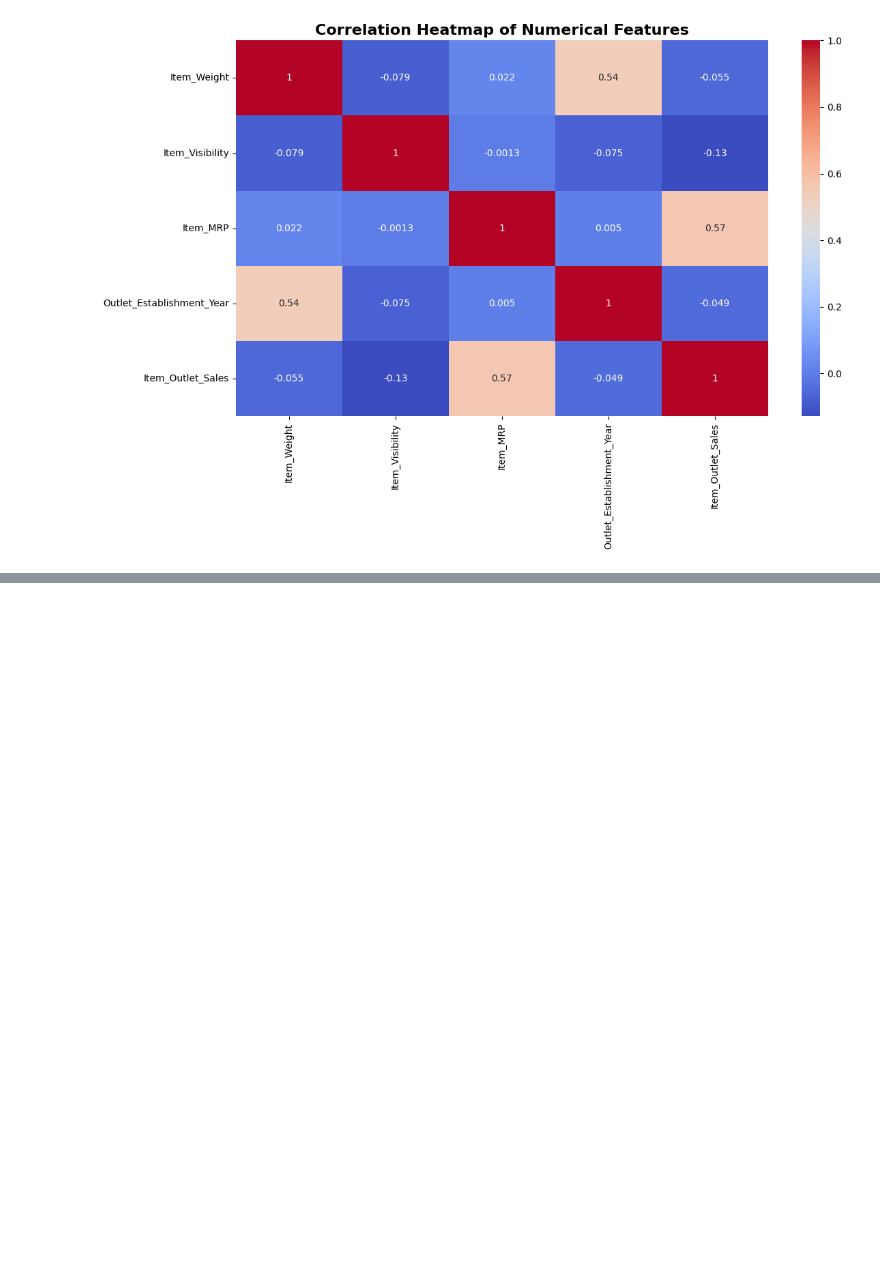
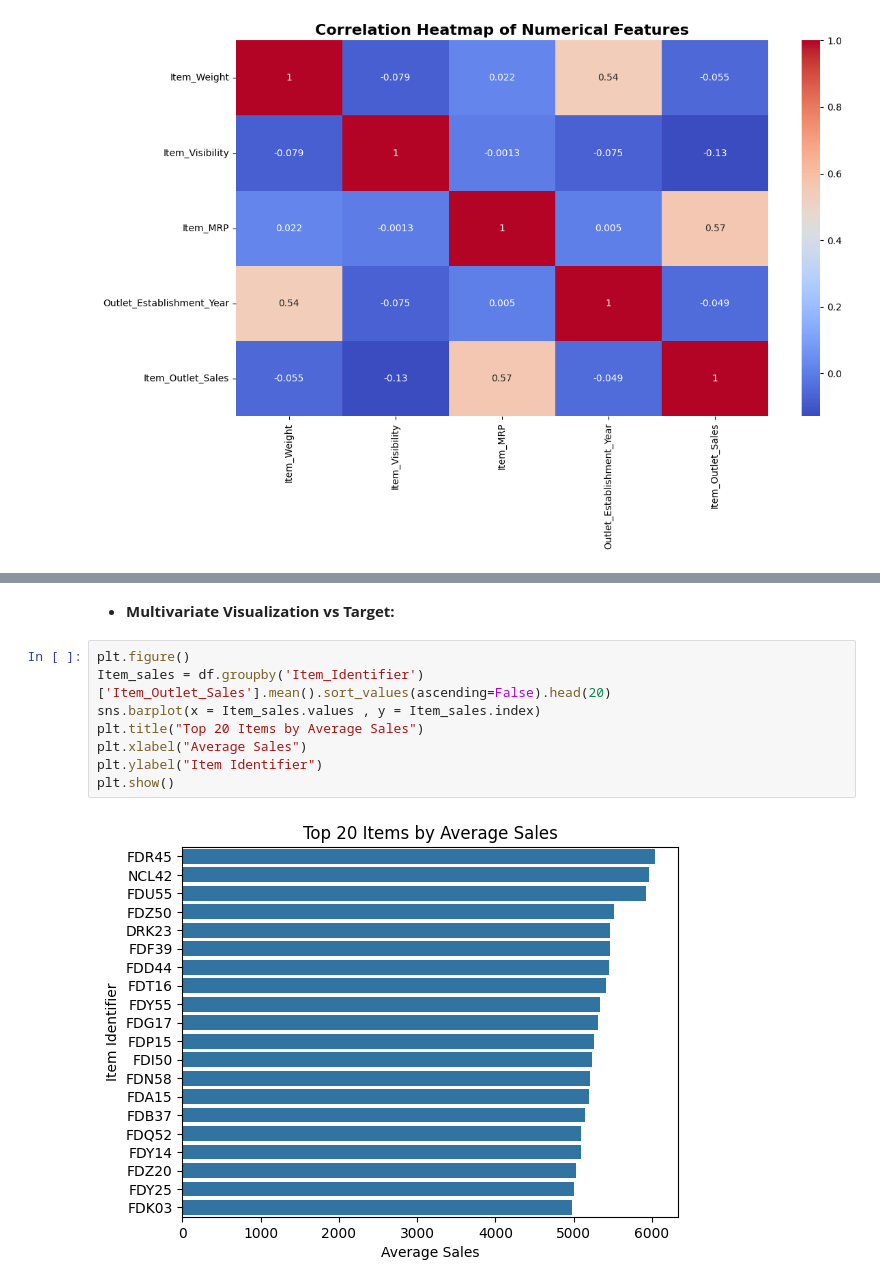
Before and after one commit to Afnankh00/Prediction-of-Product-Sales, a Jupyter notebook: Prediction_of_Product_Sales.ipynb, the cells around one changed output, grey strips where cells are left out. Cells and saved outputs as stored; diff of their text form; blank space fills up the shorter version.

```diff
--- a/Prediction_of_Product_Sales.ipynb
+++ b/Prediction_of_Product_Sales.ipynb
@@ -410,0 +533,12 @@ plt.show()
+# %% [markdown]
+- **Multivariate Visualization vs Target:**
+# %%
+plt.figure()
+Item_sales = df.groupby('Item_Identifier')['Item_Outlet_Sales'].mean().sort_values(ascending=False).head(20)
+sns.barplot(x = Item_sales.values , y = Item_sales.index)
+plt.title("Top 20 Items by Average Sales")
+plt.xlabel("Average Sales")
+plt.ylabel("Item Identifier")
+plt.show()
+# %% [output]
+[figure, added]
```
Also changed, not shown: parts of 90 cells of this notebook.
